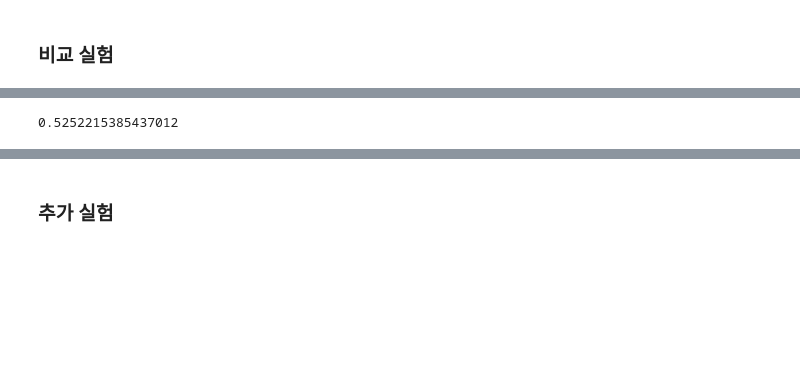
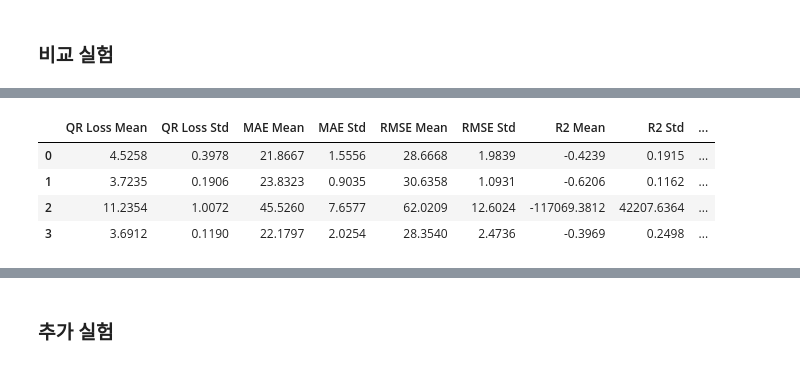
Before and after one commit to sybeam27/FnRGNN, a Jupyter notebook: test.ipynb, the cells around one changed output, grey strips where cells are left out. Cells and saved outputs as stored; diff of their text form; code cells hidden in the pictures; blank space fills up the shorter version.

```diff
--- a/test.ipynb
+++ b/test.ipynb
@@ -714,6 +1121,12 @@ all_results.round(4)
-# %%
-np.min(qr_means) - 0.1
-# %% [output]
-0.5252215385437012
+# %%
+# 비교 실험 결과: job
+all_results = pd.DataFrame(all_results)
+all_results.round(4)
+# %% [output]
+|  | QR Loss Mean | QR Loss Std | MAE Mean | MAE Std | RMSE Mean | RMSE Std | R2 Mean | R2 Std | ... |
+| 0 | 4.5258 | 0.3978 | 21.8667 | 1.5556 | 28.6668 | 1.9839 | -0.4239 | 0.1915 | ... |
+| 1 | 3.7235 | 0.1906 | 23.8323 | 0.9035 | 30.6358 | 1.0931 | -0.6206 | 0.1162 | ... |
+| 2 | 11.2354 | 1.0072 | 45.5260 | 7.6577 | 62.0209 | 12.6024 | -117069.3812 | 42207.6364 | ... |
+| 3 | 3.6912 | 0.1190 | 22.1797 | 2.0254 | 28.3540 | 2.4736 | -0.3969 | 0.2498 | ... |
 # %%
 # 시각화
```
Also changed, not shown: parts of 27 cells of this notebook, 3 other files.
